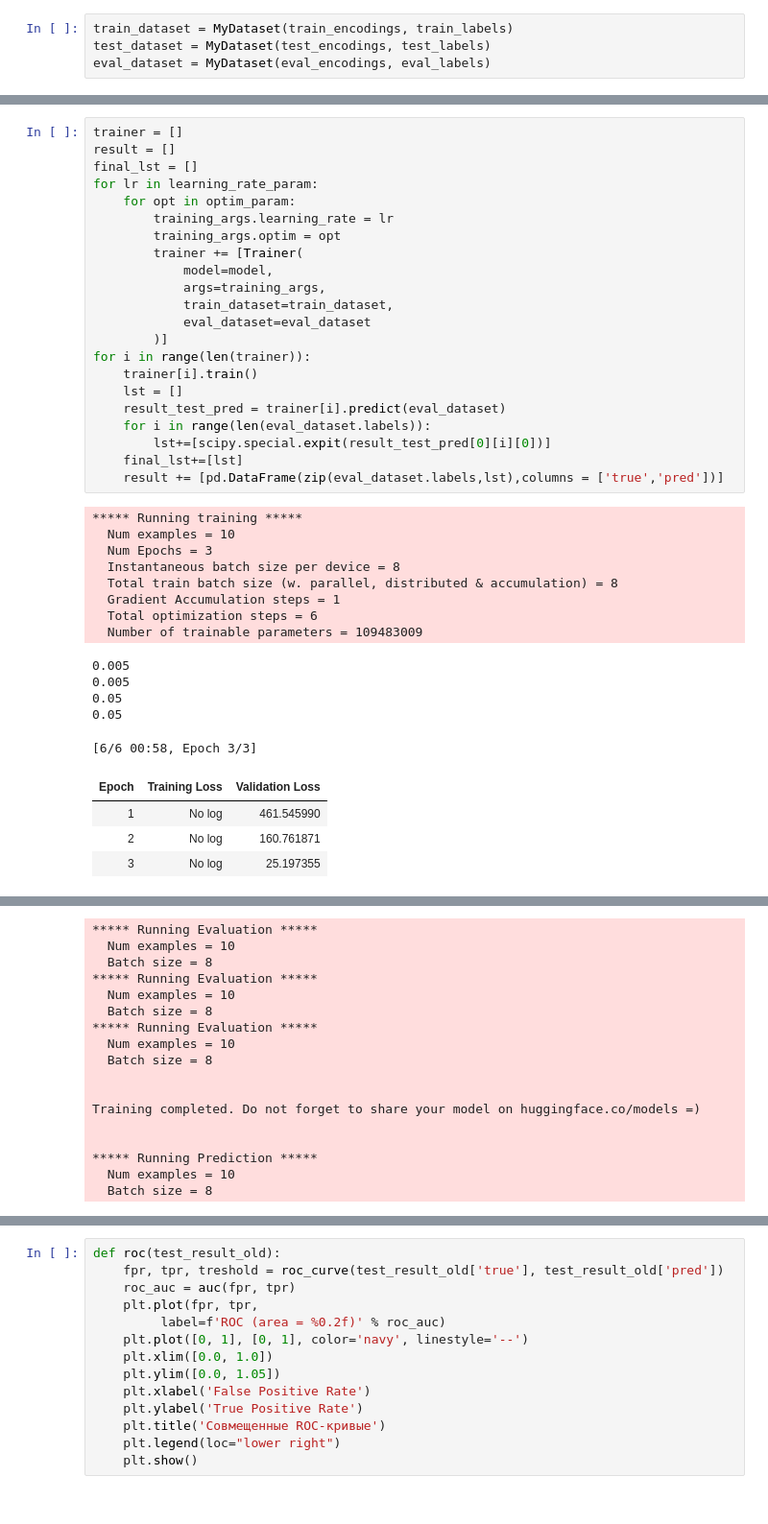
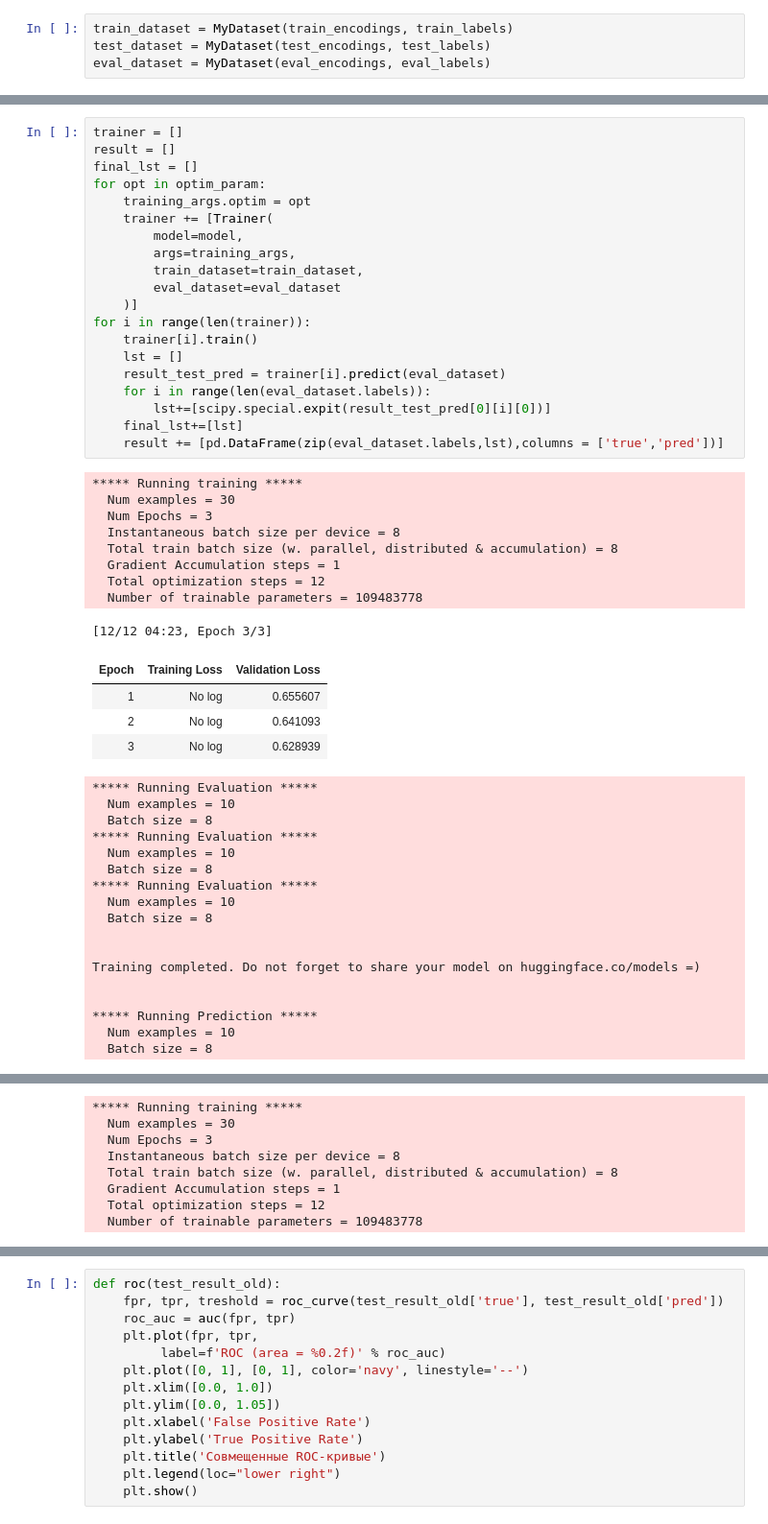
Before and after one commit to RaguzovaTatyana/nlp_diploma, a Jupyter notebook: paraphrasing/paraphrasing_bert.ipynb, the cells around one changed output, grey strips where cells are left out. Shown: that part at 96% size. Cells and saved outputs as stored; diff of their text form.

```diff
--- a/paraphrasing/paraphrasing_bert.ipynb
+++ b/paraphrasing/paraphrasing_bert.ipynb
@@ -118,40 +107,51 @@ optim_param = ['adafactor','adamw_torch']
 # %%
 trainer = []
 result = []
 final_lst = []
-for lr in learning_rate_param:
-    for opt in optim_param:
-        training_args.learning_rate = lr
-        training_args.optim = opt
-        trainer += [Trainer(
-            model=model,
-            args=training_args,
-            train_dataset=train_dataset,
-            eval_dataset=eval_dataset
-        )]
+for opt in optim_param:
+    training_args.optim = opt
+    trainer += [Trainer(
+        model=model,
+        args=training_args,
+        train_dataset=train_dataset,
+        eval_dataset=eval_dataset
+    )]
 for i in range(len(trainer)):
     trainer[i].train()
     lst = []
     result_test_pred = trainer[i].predict(eval_dataset)
     for i in range(len(eval_dataset.labels)):
         lst+=[scipy.special.expit(result_test_pred[0][i][0])]
     final_lst+=[lst]
     result += [pd.DataFrame(zip(eval_dataset.labels,lst),columns = ['true','pred'])]
 # %% [output]
 ***** Running training *****
-  Num examples = 10
+  Num examples = 30
   Num Epochs = 3
   Instantaneous batch size per device = 8
   Total train batch size (w. parallel, distributed & accumulation) = 8
   Gradient Accumulation steps = 1
-  Total optimization steps = 6
-  Number of trainable parameters = 109483009
+  Total optimization steps = 12
+  Number of trainable parameters = 109483778
-0.005
-0.005
-0.05
-0.05
+[12/12 04:23, Epoch 3/3]
+| Epoch | Training Loss | Validation Loss |
+| 1 | No log | 0.655607 |
+| 2 | No log | 0.641093 |
+| 3 | No log | 0.628939 |
-[6/6 00:58, Epoch 3/3]
+***** Running Evaluation *****
+  Num examples = 10
+  Batch size = 8
+***** Running Evaluation *****
+  Num examples = 10
+  Batch size = 8
+***** Running Evaluation *****
+  Num examples = 10
+  Batch size = 8
+
+
+Training completed. Do not forget to share your model on huggingface.co/models =)
+
+
+***** Running Prediction *****
+  Num examples = 10
+  Batch size = 8
-| Epoch | Training Loss | Validation Loss |
-| 1 | No log | 461.545990 |
-| 2 | No log | 160.761871 |
-| 3 | No log | 25.197355 |
@@ -158,17 +159,8 @@ for i in range(len(trainer)):
-***** Running Evaluation *****
-  Num examples = 10
-  Batch size = 8
-***** Running Evaluation *****
-  Num examples = 10
-  Batch size = 8
-***** Running Evaluation *****
-  Num examples = 10
-  Batch size = 8
-
-
-Training completed. Do not forget to share your model on huggingface.co/models =)
-
-
-***** Running Prediction *****
-  Num examples = 10
-  Batch size = 8
+***** Running training *****
+  Num examples = 30
+  Num Epochs = 3
+  Instantaneous batch size per device = 8
+  Total train batch size (w. parallel, distributed & accumulation) = 8
+  Gradient Accumulation steps = 1
+  Total optimization steps = 12
+  Number of trainable parameters = 109483778
```
Also changed, not shown: parts of 13 cells of this notebook.
